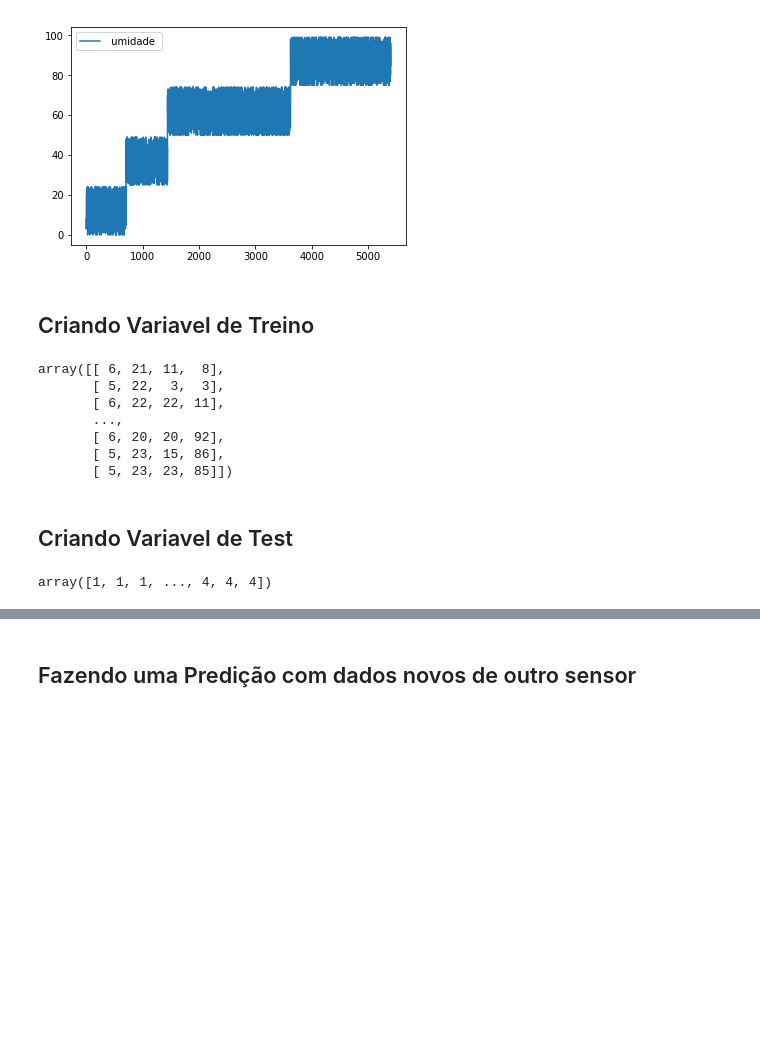
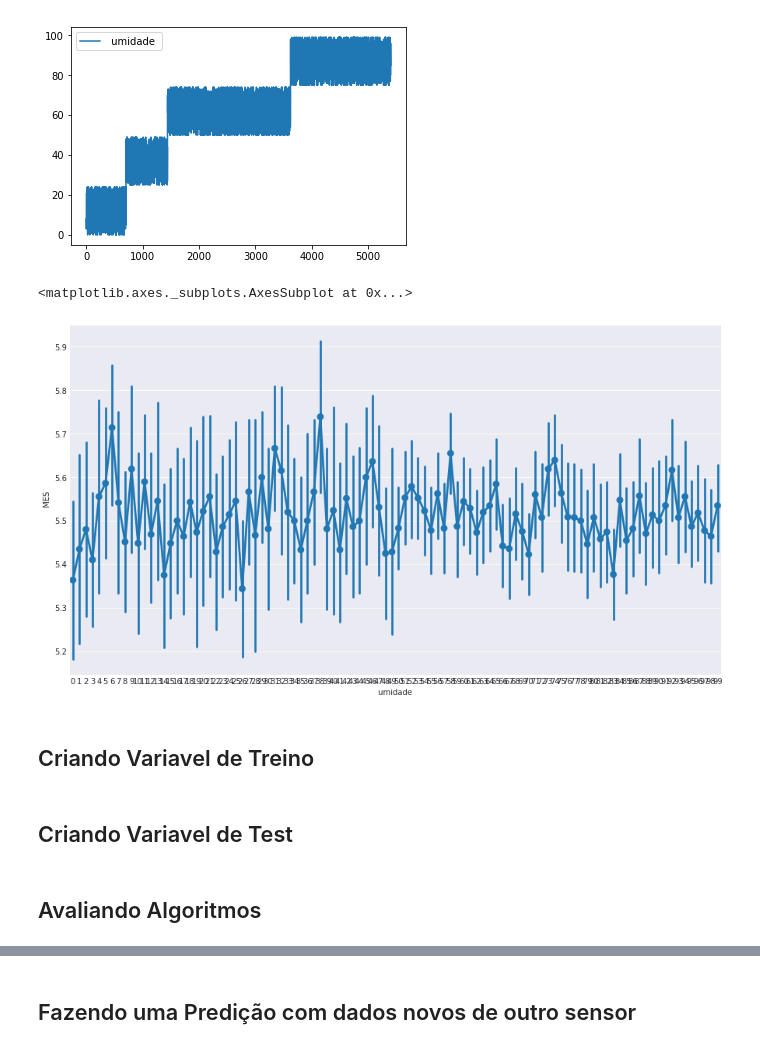
Before and after one commit to juanengml/gardening-robot, a Jupyter notebook: Gardening Robot.ipynb, the cells around one changed output, grey strips where cells are left out. Cells and saved outputs as stored; diff of their text form; code cells hidden in the pictures; blank space fills up the shorter version.

```diff
--- a/Gardening Robot.ipynb
+++ b/Gardening Robot.ipynb
@@ -66,24 +67,23 @@ umidade.plot()
 # %% [output]
 <matplotlib.axes._subplots.AxesSubplot at 0x...>
 [figure]
+# %%
+sns.set_style("darkgrid")
+fig, ax = plt.subplots()
+
+fig.set_size_inches(15, 8.27)
+sns.pointplot(x=" umidade ", y=" MES",data=df, join=True, capsize=0, size=0, aspect=0)
+# %% [output]
+<matplotlib.axes._subplots.AxesSubplot at 0x...>
+[figure, added]
 # %% [markdown]
 ## Criando Variavel de Treino
 # %%
 #print df.drop('ID',axis = 1)
 X = np.array(df.drop('ID',axis = 1))
-X
-# %% [output]
-array([[ 6, 21, 11,  8],
-       [ 5, 22,  3,  3],
-       [ 6, 22, 22, 11],
-       ...,
-       [ 6, 20, 20, 92],
-       [ 5, 23, 15, 86],
-       [ 5, 23, 23, 85]])
 # %% [markdown]
 ## Criando Variavel de Test
 # %%
 y = np.array(df["ID"])
-y
-# %% [output]
-array([1, 1, 1, ..., 4, 4, 4])
+# %% [markdown]
+## Avaliando Algoritmos
```
Also changed, not shown: parts of 27 cells of this notebook.
